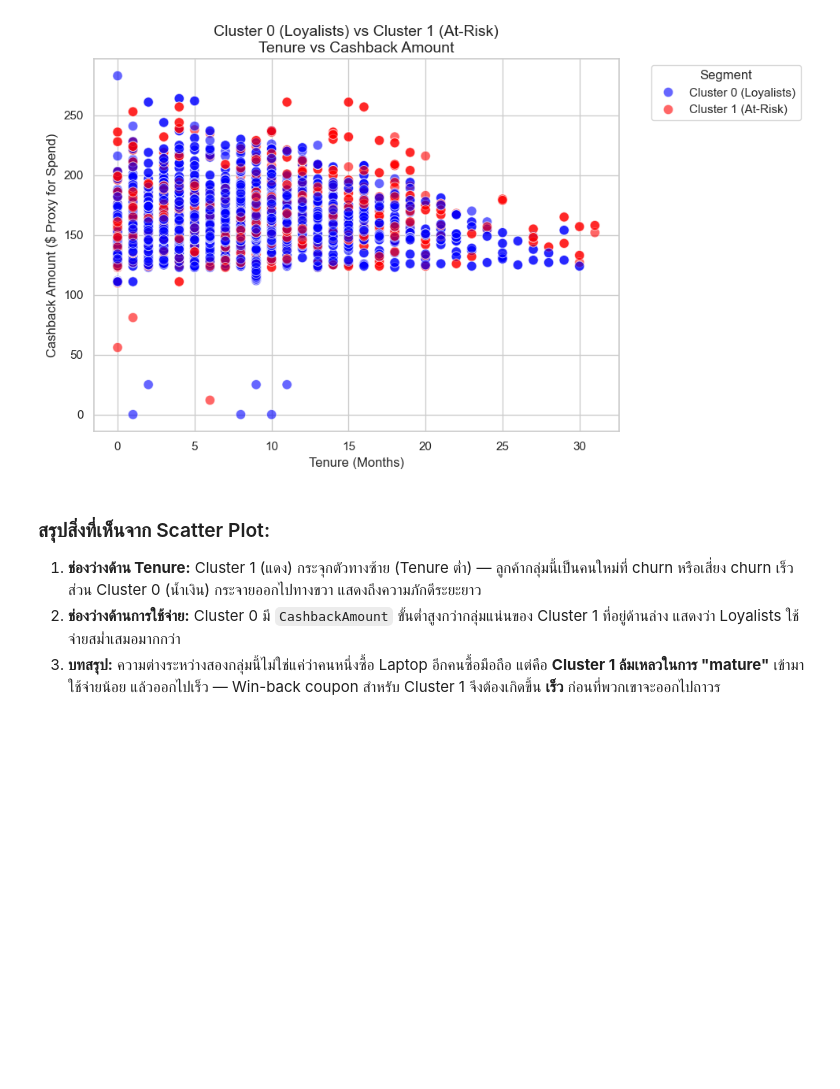
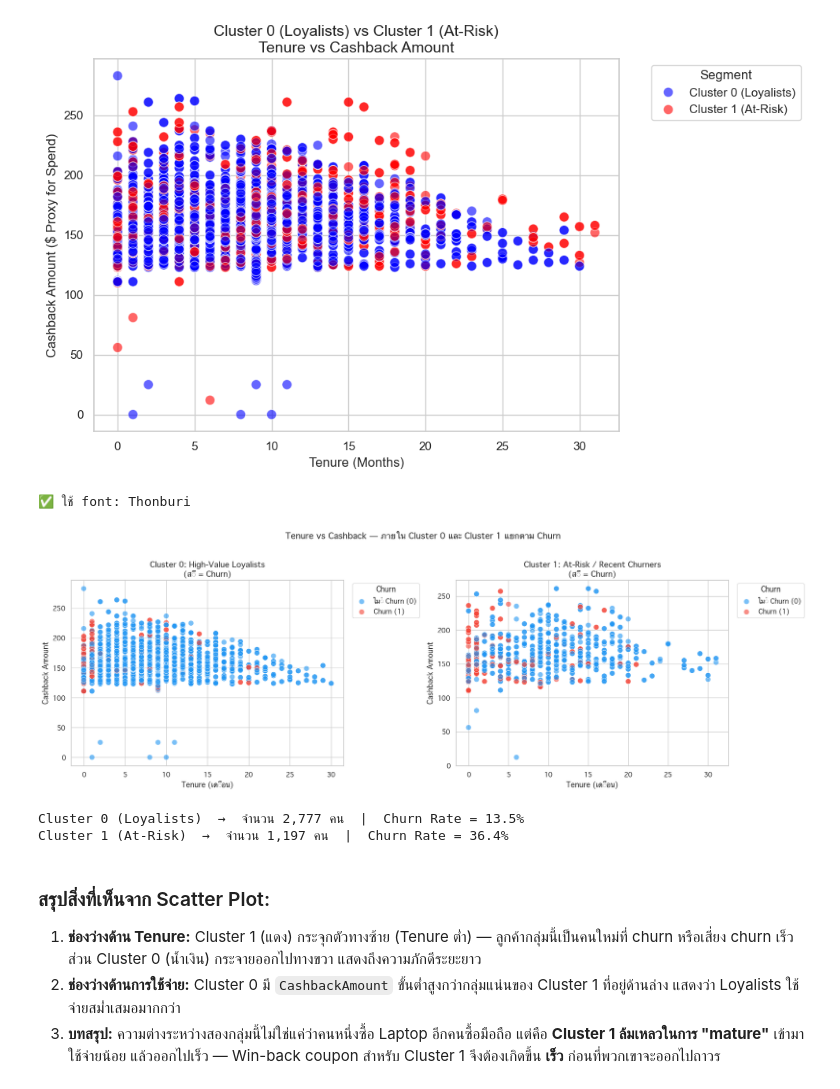
Before and after one commit to sairung77/ML-Assignment, a Jupyter notebook: 1_eda_churn.ipynb, the cells around one changed output. Drawn from its saved outputs; the diff is of its cells as text; code cells hidden in the pictures; blank space fills up the shorter version.

```diff
--- a/1_eda_churn.ipynb
+++ b/1_eda_churn.ipynb
@@ -1100,6 +1188,69 @@ plt.tight_layout()
 plt.show()
 # %% [output]
 [figure]
+# %%
+
+import matplotlib.font_manager as fm
+
+# --- ตั้งค่า font รองรับภาษาไทย ---
+_thai_candidates = ['Thonburi', 'Tahoma', 'Noto Sans Thai', 'Arial Unicode MS',
+                    'TH Sarabun New', 'TH SarabunPSK', 'Leelawadee UI', 'FreeSans']
+_available_fonts  = {f.name for f in fm.fontManager.ttflist}
+_thai_font = next((f for f in _thai_candidates if f in _available_fonts), None)
+
+if _thai_font:
+    plt.rcParams['font.family'] = _thai_font
+    print(f"✅ ใช้ font: {_thai_font}")
+else:
+    print("⚠️  ไม่พบ Thai font ในระบบ — ข้อความภาษาไทยอาจแสดงเป็น □")
+
+# -------------------------------------------------------
+
+fig, axes = plt.subplots(1, 2, figsize=(18, 6))
+
+# --- Left: Cluster 0 only — colored by Churn ---
+df_c0 = df_cluster[df_cluster['Cluster'] == 0]
+sns.scatterplot(
+    data=df_c0, x='Tenure', y='CashbackAmount',
+    hue='Churn', palette={0: '#2196F3', 1: '#F44336'},
+    alpha=0.6, s=80, edgecolor='w', ax=axes[0]
+)
+axes[0].set_title('Cluster 0: High-Value Loyalists\n(สี = Churn)', fontsize=13, fontweight='bold')
+axes[0].set_xlabel('Tenure (เดือน)')
+axes[0].set_ylabel('Cashback Amount')
+handles0, _ = axes[0].get_legend_handles_labels()
+axes[0].legend(handles=handles0, labels=['ไม่ Churn (0)', 'Churn (1)'],
+               title='Churn', bbox_to_anchor=(1.02, 1), loc='upper left')
+
+# --- Right: Cluster 1 only — colored by Churn ---
+df_c1 = df_cluster[df_cluster['Cluster'] == 1]
+sns.scatterplot(
+    data=df_c1, x='Tenure', y='CashbackAmount',
+    hue='Churn', palette={0: '#2196F3', 1: '#F44336'},
+    alpha=0.6, s=80, edgecolor='w', ax=axes[1]
+)
+axes[1].set_title('Cluster 1: At-Risk / Recent Churners\n(สี = Churn)', fontsize=13, fontweight='bold')
+axes[1].set_xlabel('Tenure (เดือน)')
+axes[1].set_ylabel('Cashback Amount')
+handles1, _ = axes[1].get_legend_handles_labels()
+axes[1].legend(handles=handles1, labels=['ไม่ Churn (0)', 'Churn (1)'],
+               title='Churn', bbox_to_anchor=(1.02, 1), loc='upper left')
+
+plt.suptitle('Tenure vs Cashback — ภายใน Cluster 0 และ Cluster 1 แยกตาม Churn',
+             fontsize=14, fontweight='bold', y=1.02)
+plt.tight_layout()
+plt.show()
+
+# สรุปสัดส่วน Churn ภายในแต่ละ cluster
+for cid, label in [(0, 'Cluster 0 (Loyalists)'), (1, 'Cluster 1 (At-Risk)')]:
+    sub = df_cluster[df_cluster['Cluster'] == cid]
+    churn_pct = sub['Churn'].mean() * 100
+    print(f"{label}  →  จำนวน {len(sub):,} คน  |  Churn Rate = {churn_pct:.1f}%")
+# %% [output]
+✅ ใช้ font: Thonburi
+[figure, added]
+Cluster 0 (Loyalists)  →  จำนวน 2,777 คน  |  Churn Rate = 13.5%
+Cluster 1 (At-Risk)  →  จำนวน 1,197 คน  |  Churn Rate = 36.4%
 # %% [markdown]
 ### สรุปสิ่งที่เห็นจาก Scatter Plot:
 
```
Also changed, not shown: parts of 2 cells of this notebook.
